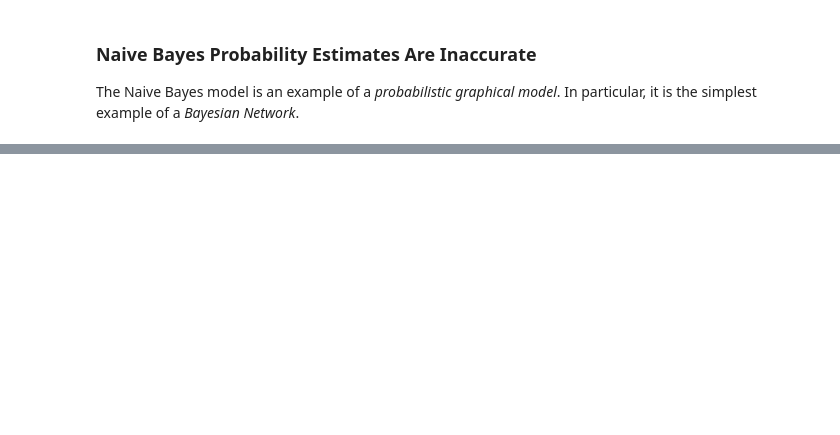
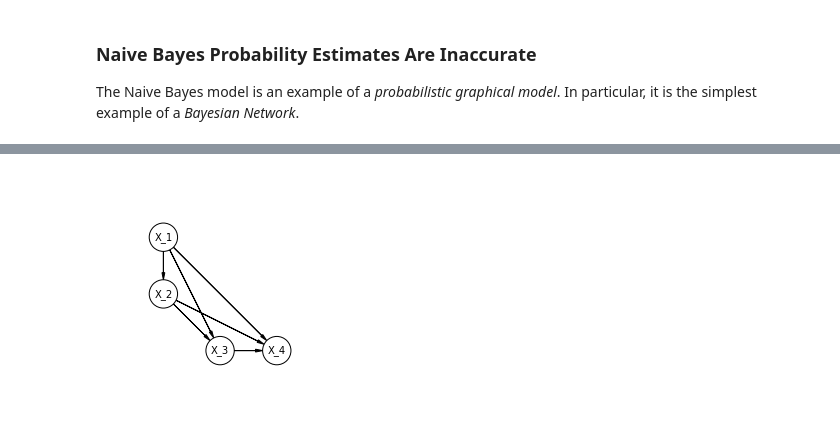
Before and after one commit to dobrynin/deep-learning, a Jupyter notebook: 01_logistic_regression/01z_more_material.ipynb, the cells around one changed output, grey strips where cells are left out. Cells and saved outputs as stored; diff of their text form; code cells hidden in the pictures; blank space fills up the shorter version.

```diff
--- a/01_logistic_regression/01z_more_material.ipynb
+++ b/01_logistic_regression/01z_more_material.ipynb
@@ -35,0 +292,34 @@ number of test emails: 991
+# %%
+%matplotlib inline
+
+import daft
+
+def run():
+    pgm = daft.PGM([4, 4])
+
+    nodes = [
+        (1, 3, 1),
+        (2, 2, 1),
+        (3, 1, 2),
+        (4, 1, 3),
+    ]
+
+    for node in nodes:
+        (num, y, x) = node
+        pgm.add_node(daft.Node(
+            f"X_{num}",
+            f"X_{num}",
+            x = x,
+            y = y,
+        ))
+        for prev_num in range(1, num):
+            pgm.add_edge(
+                f"X_{prev_num}",
+                f"X_{num}",
+                directed = True,
+            )
+
+    pgm.render()
+run()
+# %% [output]
+[figure, added]
```
Also changed, not shown: parts of 11 cells of this notebook, 4 other files.
